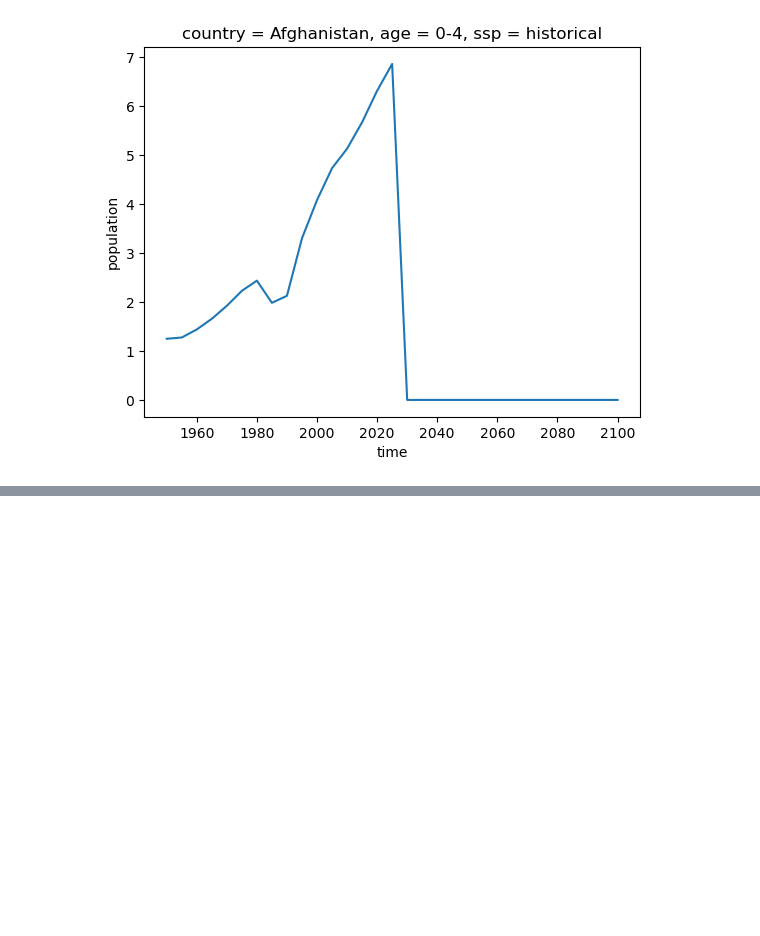
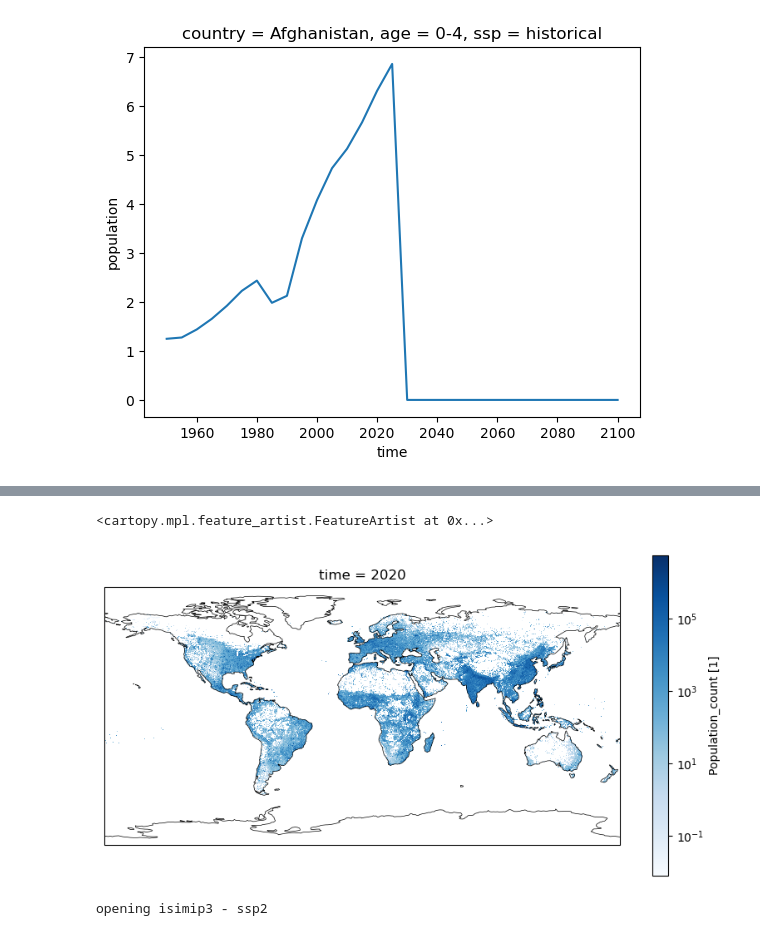
Before and after one commit to rosapietroiusti/dem4cli, a Jupyter notebook: development/dem4cli_v2-dev.ipynb, the cells around one changed output, grey strips where cells are left out. Drawn from its saved outputs; the diff is of its cells as text; code cells hidden in the pictures; blank space fills up the shorter version.

```diff
--- a/development/dem4cli_v2-dev.ipynb
+++ b/development/dem4cli_v2-dev.ipynb
@@ -181,0 +343,2 @@ da.sel(ssp='historical', country='Afghanistan',age='0-4').sum(dim='sex').plot()
+# %%
+da_population = load_population()
@@ -181,0 +376,29 @@ da.sel(ssp='historical', country='Afghanistan',age='0-4').sum(dim='sex').plot()
+# %%
+from matplotlib.colors import LogNorm
+import cartopy.crs as ccrs
+import cartopy.feature as cfeature
+
+
+
+da = da_population.sel(time=2020)
+
+fig, ax = plt.subplots(
+    subplot_kw={"projection": ccrs.PlateCarree()},
+    figsize=(10, 5)
+)
+
+da.where(da>.000001).plot(norm=LogNorm(), cmap='Blues', ax=ax)
+
+ax.add_feature(cfeature.COASTLINE, linewidth=0.5)
+# %% [output]
+<cartopy.mpl.feature_artist.FeatureArtist at 0x...>
+[figure, added]
+# %%
+#testing old version still works
+
+
+flags['version']=1
+dir_population = os.path.join(script_dir, 'data/gridded-pop/')
+da_population = load_population(dir_population)
+# %% [output]
+opening isimip3 - ssp2
```
Also changed, not shown: parts of 34 cells of this notebook, 2 other files.
